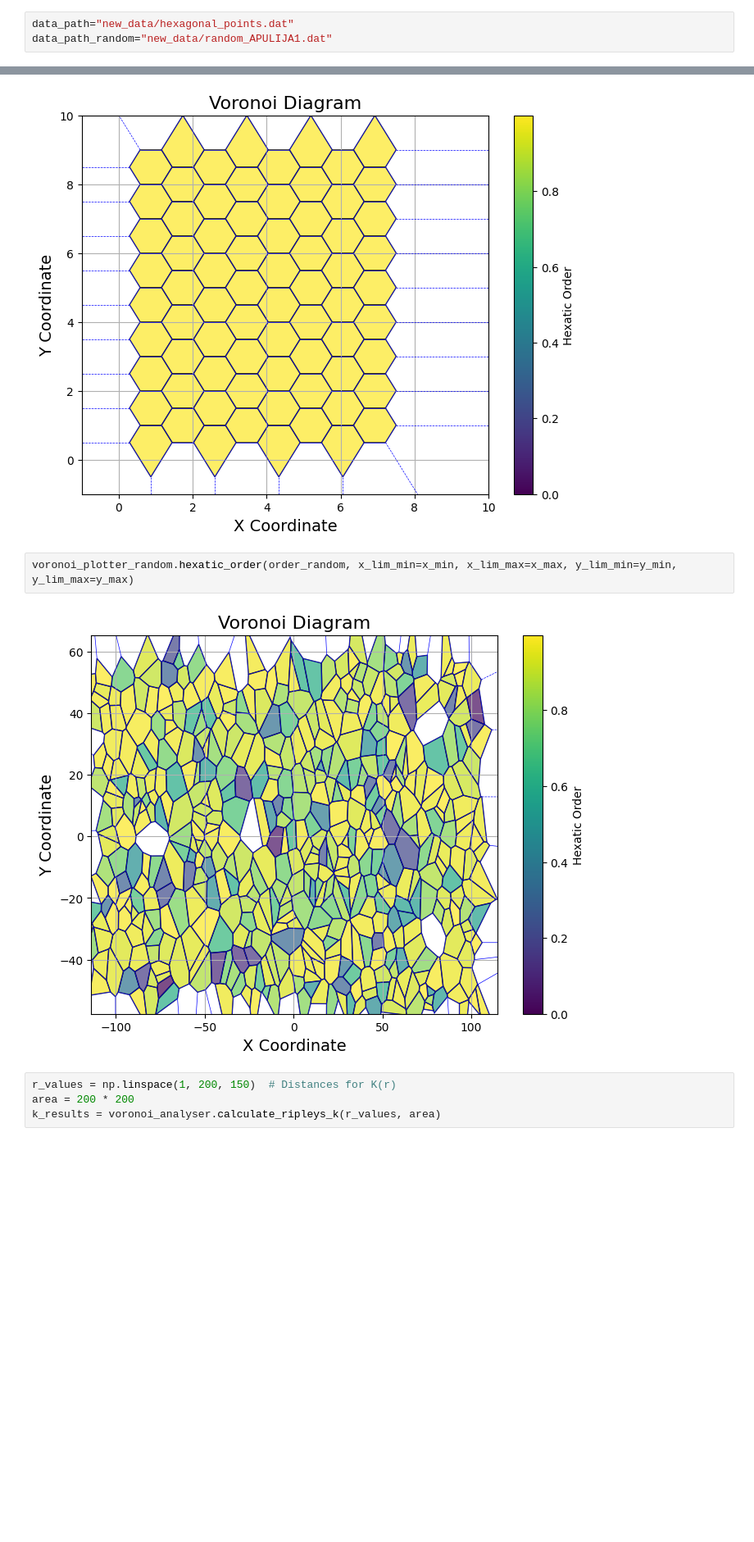
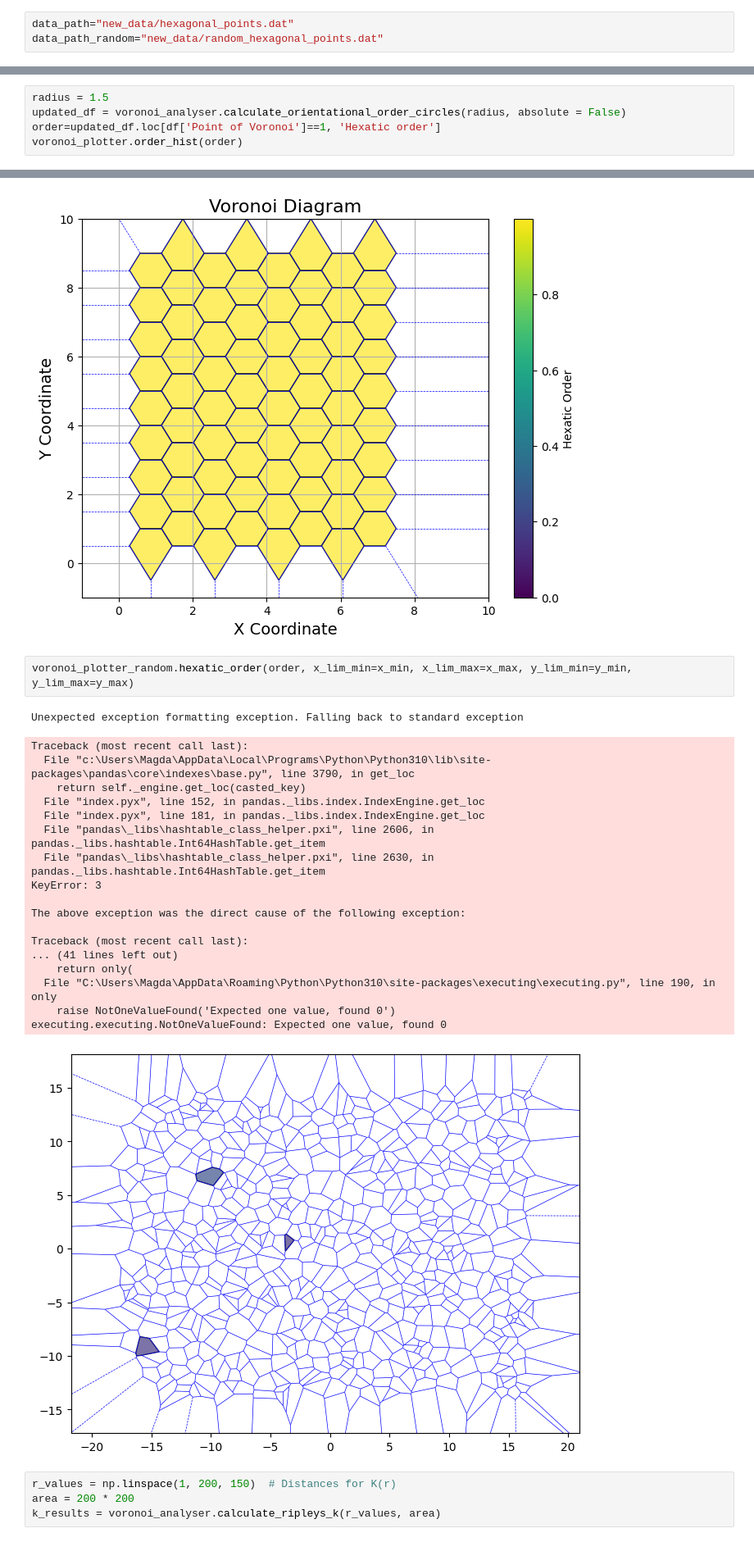
Before and after one commit to maria0026/solution_pipes_patterns, a Jupyter notebook: results.ipynb, the cells around one changed output, grey strips where cells are left out. Shown at 82% size. Drawn from its saved outputs; the diff is of its cells as text; blank space fills up the shorter version.

Commit message:
counting order using circles

```diff
--- a/results.ipynb
+++ b/results.ipynb
@@ -21,5 +21,5 @@ hex_points = prepare_data.generate_hexagonal_grid(rows, cols, spacing)
 np.savetxt("data/hexagonal_points.dat", hex_points, fmt="%.6f", delimiter=" ")
 # %%
 data_path="new_data/hexagonal_points.dat"
-data_path_random="new_data/random_APULIJA1.dat"
+data_path_random="new_data/random_hexagonal_points.dat"
 # %%
@@ -99,0 +103,5 @@ voronoi_plotter.order_hist(order)
+# %%
+radius = 1.5
+updated_df = voronoi_analyser.calculate_orientational_order_circles(radius, absolute = False)
+order=updated_df.loc[df['Point of Voronoi']==1, 'Hexatic order']
+voronoi_plotter.order_hist(order)
@@ -124,9 +181,27 @@ voronoi_plotter.hexatic_order(order, x_lim_min=-1, x_lim_max=10, y_lim_min=-1, y
 # %% [output]
 [figure]
 # %%
-voronoi_plotter_random.hexatic_order(order_random, x_lim_min=x_min, x_lim_max=x_max, y_lim_min=y_min, y_lim_max=y_max)
+voronoi_plotter_random.hexatic_order(order, x_lim_min=x_min, x_lim_max=x_max, y_lim_min=y_min, y_lim_max=y_max)
 # %% [output]
+Unexpected exception formatting exception. Falling back to standard exception
+Traceback (most recent call last):
+  File "c:\Users\Magda\AppData\Local\Programs\Python\Python310\lib\site-packages\pandas\core\indexes\base.py", line 3790, in get_loc
+    return self._engine.get_loc(casted_key)
+  File "index.pyx", line 152, in pandas._libs.index.IndexEngine.get_loc
+  File "index.pyx", line 181, in pandas._libs.index.IndexEngine.get_loc
+  File "pandas\_libs\hashtable_class_helper.pxi", line 2606, in pandas._libs.hashtable.Int64HashTable.get_item
+  File "pandas\_libs\hashtable_class_helper.pxi", line 2630, in pandas._libs.hashtable.Int64HashTable.get_item
+KeyError: 3
+
+The above exception was the direct cause of the following exception:
+
+Traceback (most recent call last):
+... (41 lines left out)
+    return only(
+  File "C:\Users\Magda\AppData\Roaming\Python\Python310\site-packages\executing\executing.py", line 190, in only
+    raise NotOneValueFound('Expected one value, found 0')
+executing.executing.NotOneValueFound: Expected one value, found 0
-[figure, old version]
+[figure, new version]
 # %%
 r_values = np.linspace(1, 200, 150)  # Distances for K(r)
 area = 200 * 200
```
Also changed, not shown: parts of 8 cells of this notebook, 2 other files.
